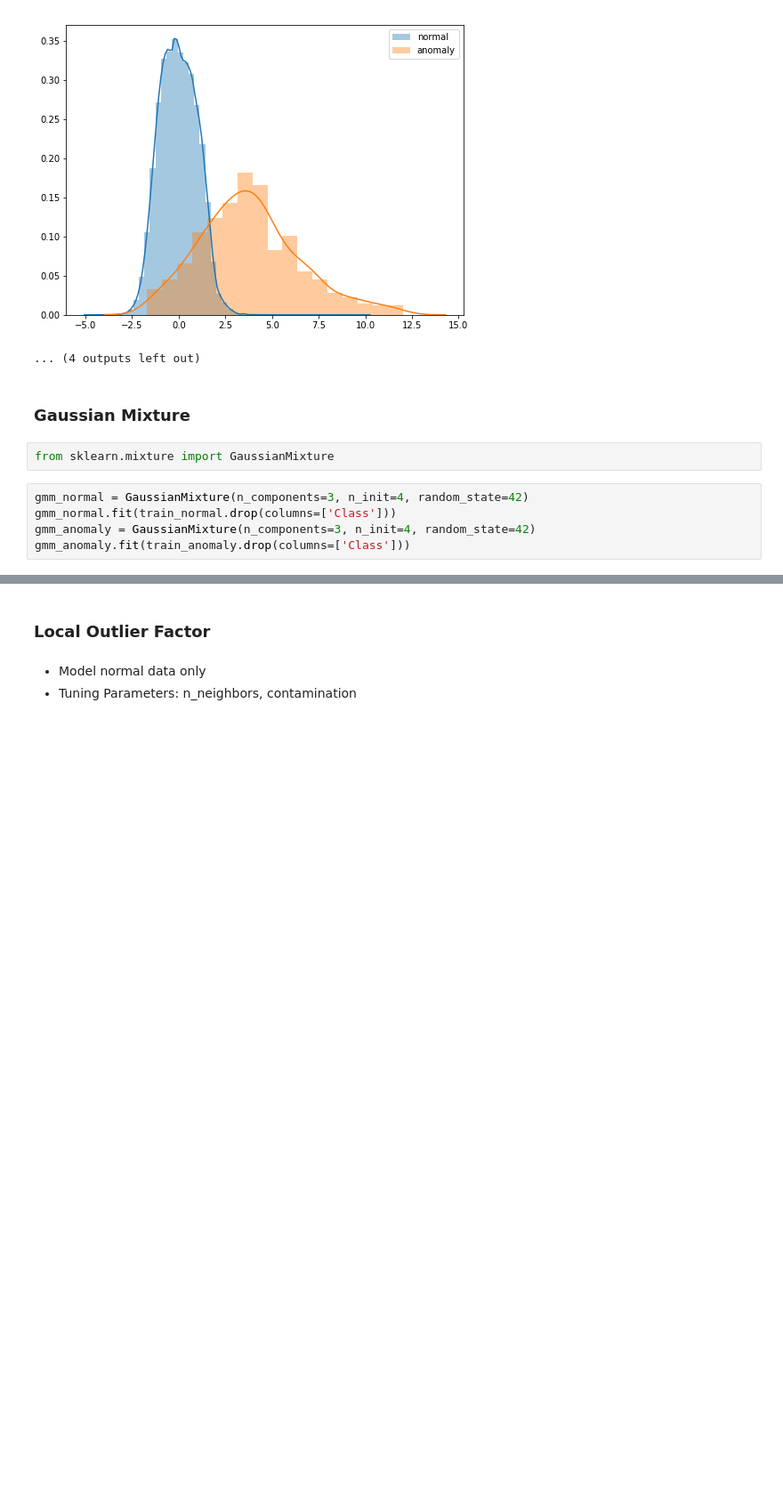
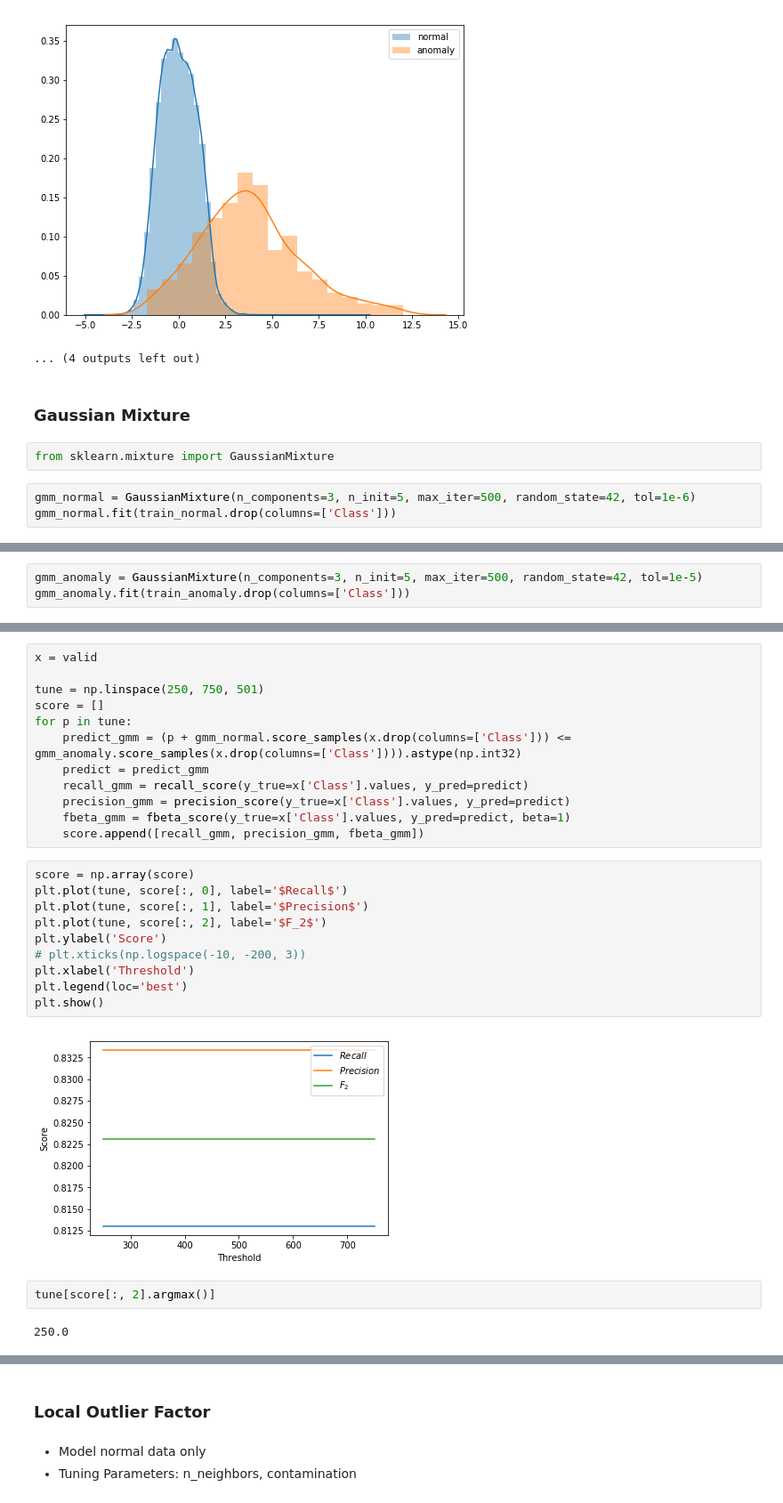
Before and after one commit to ZeyuJia/OutlierDetection, a Jupyter notebook: code/creditcard.ipynb, the cells around one changed output, grey strips where cells are left out. Shown at 89% size. Cells and saved outputs as stored; diff of their text form; blank space fills up the shorter version.

```diff
--- a/code/creditcard.ipynb
+++ b/code/creditcard.ipynb
@@ -62,8 +76,6 @@ for i in range(len(data.columns)-15):
 # %%
 from sklearn.mixture import GaussianMixture
 # %%
-gmm_normal = GaussianMixture(n_components=3, n_init=4, random_state=42)
+gmm_normal = GaussianMixture(n_components=3, n_init=5, max_iter=500, random_state=42, tol=1e-6)
 gmm_normal.fit(train_normal.drop(columns=['Class']))
-gmm_anomaly = GaussianMixture(n_components=3, n_init=4, random_state=42)
-gmm_anomaly.fit(train_anomaly.drop(columns=['Class']))
 # %% [output]
@@ -81,0 +86,3 @@ array([0, 0, 0, ..., 0, 0, 0])
+# %%
+gmm_anomaly = GaussianMixture(n_components=3, n_init=5, max_iter=500, random_state=42, tol=1e-5)
+gmm_anomaly.fit(train_anomaly.drop(columns=['Class']))
@@ -82,3 +104,31 @@ array([0, 0, 0, ..., 0, 0, 0])
+# %%
+x = valid
+
+tune = np.linspace(250, 750, 501)
+score = []
+for p in tune:
+    predict_gmm = (p + gmm_normal.score_samples(x.drop(columns=['Class'])) <= gmm_anomaly.score_samples(x.drop(columns=['Class']))).astype(np.int32)
+    predict = predict_gmm
+    recall_gmm = recall_score(y_true=x['Class'].values, y_pred=predict)
+    precision_gmm = precision_score(y_true=x['Class'].values, y_pred=predict)
+    fbeta_gmm = fbeta_score(y_true=x['Class'].values, y_pred=predict, beta=1)
+    score.append([recall_gmm, precision_gmm, fbeta_gmm])
+# %%
+score = np.array(score)
+plt.plot(tune, score[:, 0], label='$Recall$')
+plt.plot(tune, score[:, 1], label='$Precision$')
+plt.plot(tune, score[:, 2], label='$F_2$')
+plt.ylabel('Score')
+# plt.xticks(np.logspace(-10, -200, 3))
+plt.xlabel('Threshold')
+plt.legend(loc='best')
+plt.show()
+# %% [output]
+[figure, added]
+# %%
+tune[score[:, 2].argmax()]
+# %% [output]
+250.0
 # %%
 x = test
 
```
Also changed, not shown: parts of 21 cells of this notebook.
